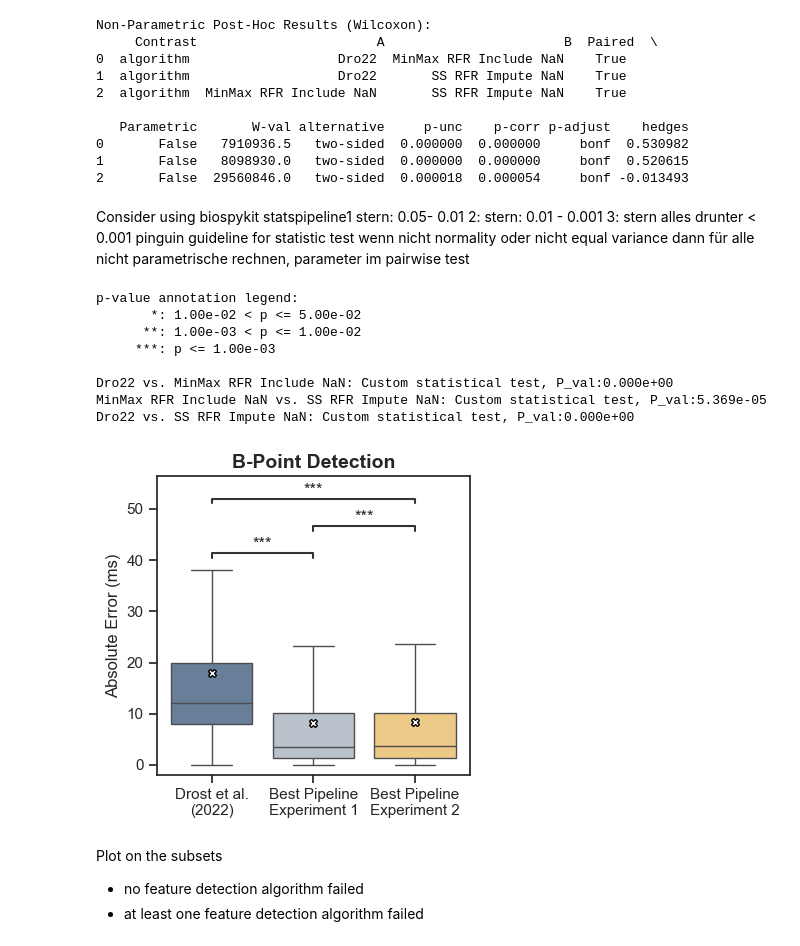
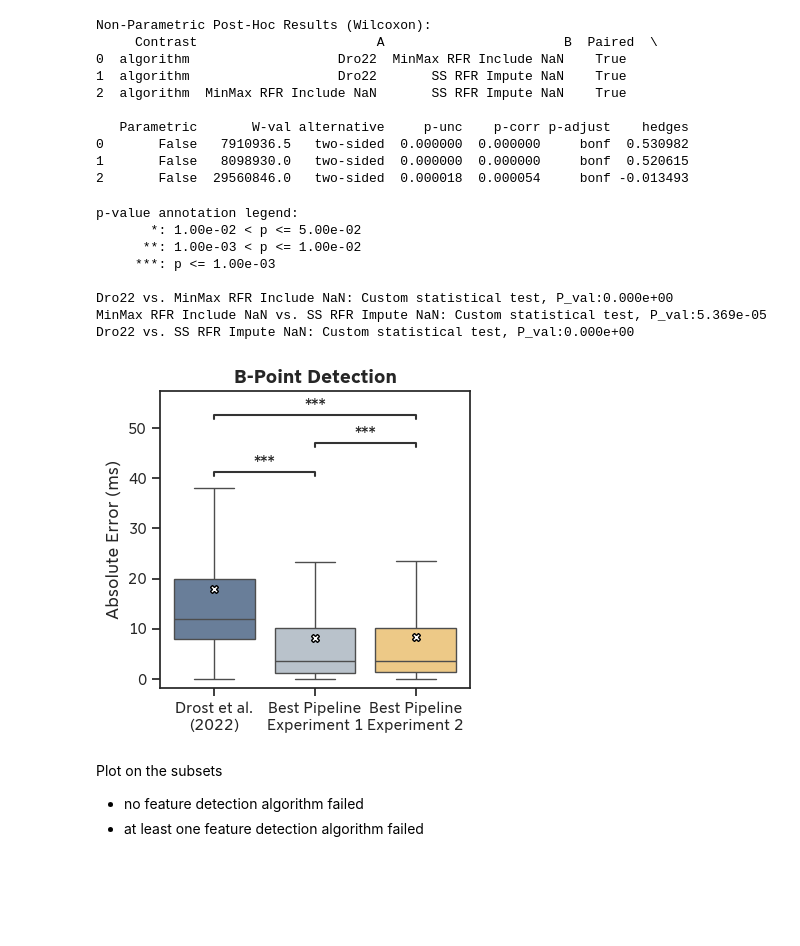
Before and after one commit to empkins/pepbench, a Jupyter notebook: experiments/pep_algorithm_benchmarking/notebooks/ML_analysis/Evaluation/ComputeStatisticalSignificance.ipynb, the cells around one changed output. Drawn from its saved outputs; the diff is of its cells as text; code cells hidden in the pictures; blank space fills up the shorter version.

```diff
--- a/experiments/pep_algorithm_benchmarking/notebooks/ML_analysis/Evaluation/ComputeStatisticalSignificance.ipynb
+++ b/experiments/pep_algorithm_benchmarking/notebooks/ML_analysis/Evaluation/ComputeStatisticalSignificance.ipynb
@@ -7,7 +7,7 @@ import seaborn as sns
 import matplotlib.pyplot as plt
 from fau_colors import cmaps, register_fausans_font
 # %%
-#register_fausans_font()
+register_fausans_font()
 plt.close("all")
 
 palette = sns.color_palette(cmaps.faculties_light)
@@ -17,7 +17,7 @@ plt.rcParams["figure.figsize"] = (10, 5)
 plt.rcParams["pdf.fonttype"] = 42
 plt.rcParams["mathtext.default"] = "regular"
 plt.rcParams["font.family"] = "sans-serif"
-#plt.rcParams["font.sans-serif"] = "FAUSans Office"
+plt.rcParams["font.sans-serif"] = "FAUSans Office"
 
 palette
 # %% [output]
@@ -130,12 +106,6 @@ Non-Parametric Post-Hoc Results (Wilcoxon):
 0       False   7910936.5   two-sided  0.000000  0.000000     bonf  0.530982
 1       False   8098930.0   two-sided  0.000000  0.000000     bonf  0.520615
 2       False  29560846.0   two-sided  0.000018  0.000054     bonf -0.013493
-# %% [markdown]
-Consider using biospykit statspipeline1 stern: 0.05- 0.01
-2: stern: 0.01 - 0.001
-3: stern alles drunter < 0.001
-pinguin guideline for statistic test
-wenn nicht normality oder nicht equal variance dann für alle nicht parametrische rechnen, parameter im pairwise test
 # %%
 plot_data = best_models_data
 
@@ -161,37 +131,36 @@ sns.boxplot(
 
 annotator = Annotator(
     axs,
     pairs,
     data=plot_data,
     x='algorithm',
     y='absolute_error'
 )
 
 annotator.set_pvalues(pvalues)
 annotator.configure(
     test='t-test_paired',
     pvalue_thresholds=custom_pvalue_thresholds,
     text_format='star' # Use stars for significance levels (*** for p<0.001, etc.)
 )
 annotator.annotate()
 
-plt.ylabel("Absolute Error (ms)")
-axs.set_xticklabels(['Drost et al.\n(2022)', 'Best Pipeline\nExperiment 1', 'Best Pipeline\nExperiment 2'])
-# axs.patch.set_facecolor('none')
+plt.ylabel("Absolute Error (ms)", fontdict={"size": 13})
+axs.set_xticklabels(['Drost et al.\n(2022)', 'Best Pipeline\nExperiment 1', 'Best Pipeline\nExperiment 2'], fontdict={"size": 11.5})
 plt.xlabel("")
 plt.title("B-Point Detection", fontdict={"weight": "bold", "size": 14})
 plt.tight_layout()
 plt.show()
 # %% [output]
 p-value annotation legend:
        *: 1.00e-02 < p <= 5.00e-02
       **: 1.00e-03 < p <= 1.00e-02
      ***: p <= 1.00e-03
 
 Dro22 vs. MinMax RFR Include NaN: Custom statistical test, P_val:0.000e+00
 MinMax RFR Include NaN vs. SS RFR Impute NaN: Custom statistical test, P_val:5.369e-05
 Dro22 vs. SS RFR Impute NaN: Custom statistical test, P_val:0.000e+00
-[figure, old version]
+[figure, new version]
 # %% [markdown]
 Plot on the subsets
 - no feature detection algorithm failed
```
Also changed, not shown: parts of 3 cells of this notebook, 1 other file.
